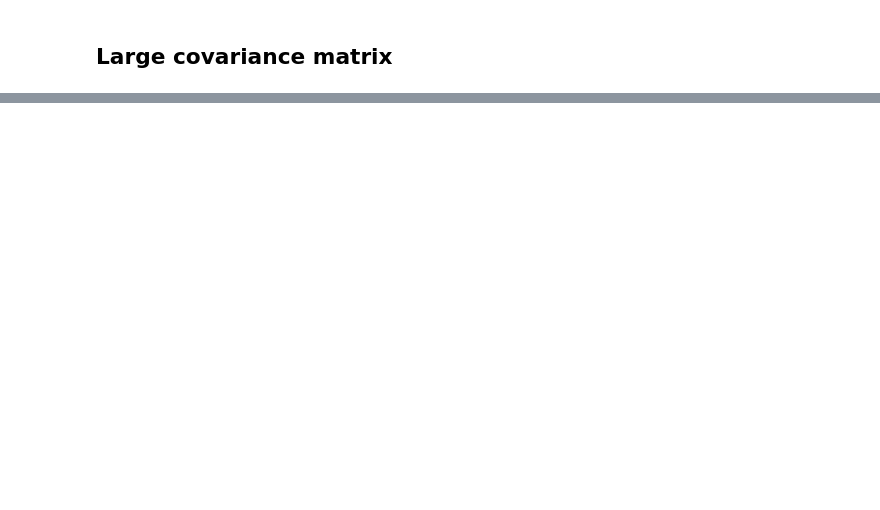
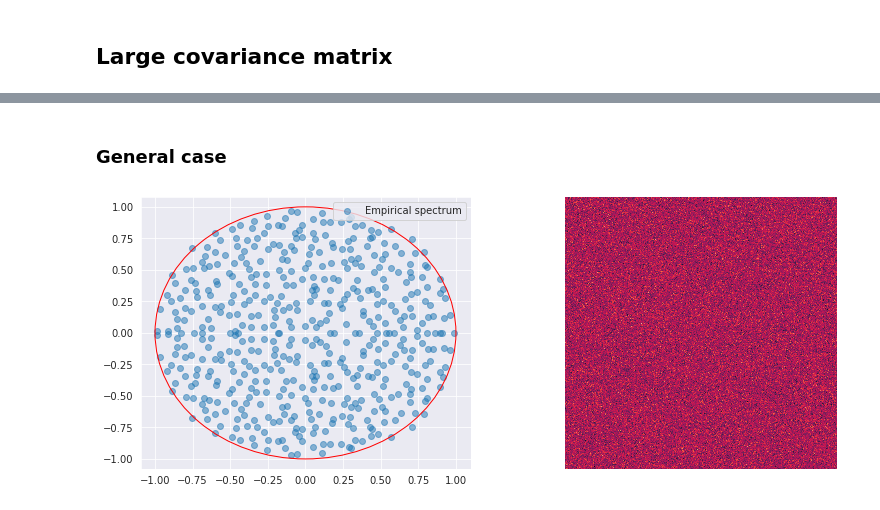
Before and after one commit to sauxpa/random_matrices, a Jupyter notebook: spectral_measure_convergence.ipynb, the cells around one changed output, grey strips where cells are left out. Saved outputs shown, nothing was run; the diff lists cells and outputs as text; code cells hidden in the pictures; blank space fills up the shorter version.

Commit message:
add general case

```diff
--- a/spectral_measure_convergence.ipynb
+++ b/spectral_measure_convergence.ipynb
@@ -116,0 +117,25 @@ plt.show()
+# %% [markdown]
+### General case
+# %%
+N = 500
+A = gen.rvs(size=N**2).reshape(N, N) / np.sqrt(N)
+# %%
+spectrum = np.linalg.eigvals(A)
+x, y = np.real(spectrum), np.imag(spectrum)
+
+with sns.axes_style("darkgrid"):
+    fig, axes = plt.subplots(figsize=(13, 5), nrows=1, ncols=2)
+
+    ax = axes[0]
+    ax.scatter(x, y, label='Empirical spectrum', alpha=0.5)
+    circle = plt.Circle((0, 0), 1.0, fill=False, color='r', label='Unit circle')
+    ax.add_artist(circle)
+    ax.legend(loc='upper right')
+
+    ax = axes[1]
+    ax.imshow(A)
+    ax.axis('off')
+
+plt.show()
+# %% [output]
+[figure, added]
```
Also changed, not shown: parts of 3 cells of this notebook.
